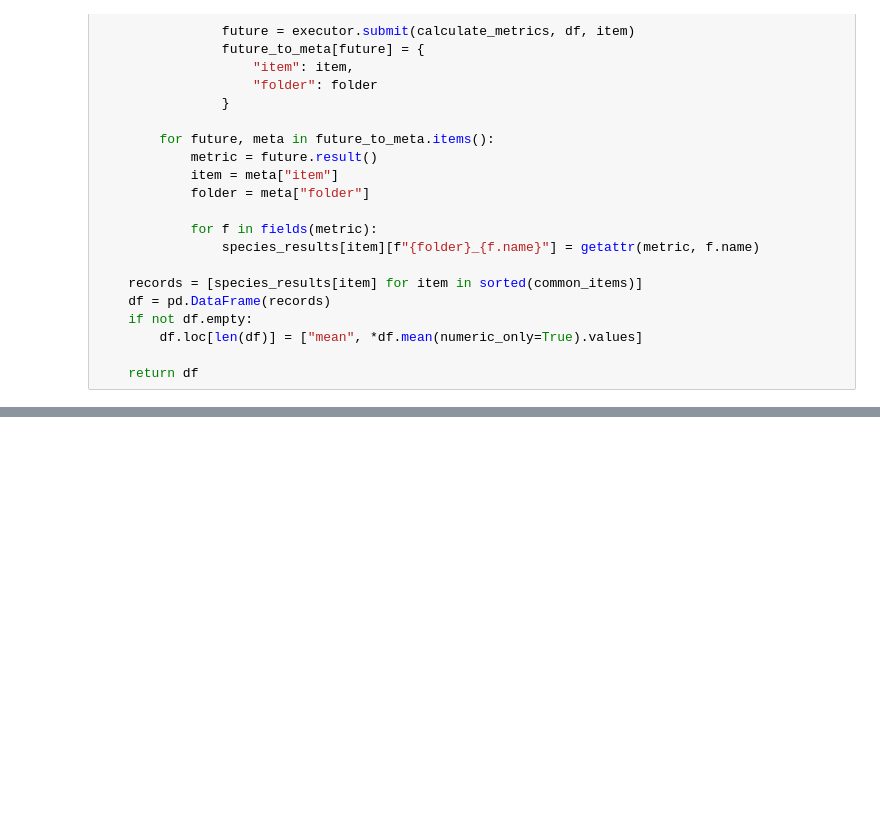
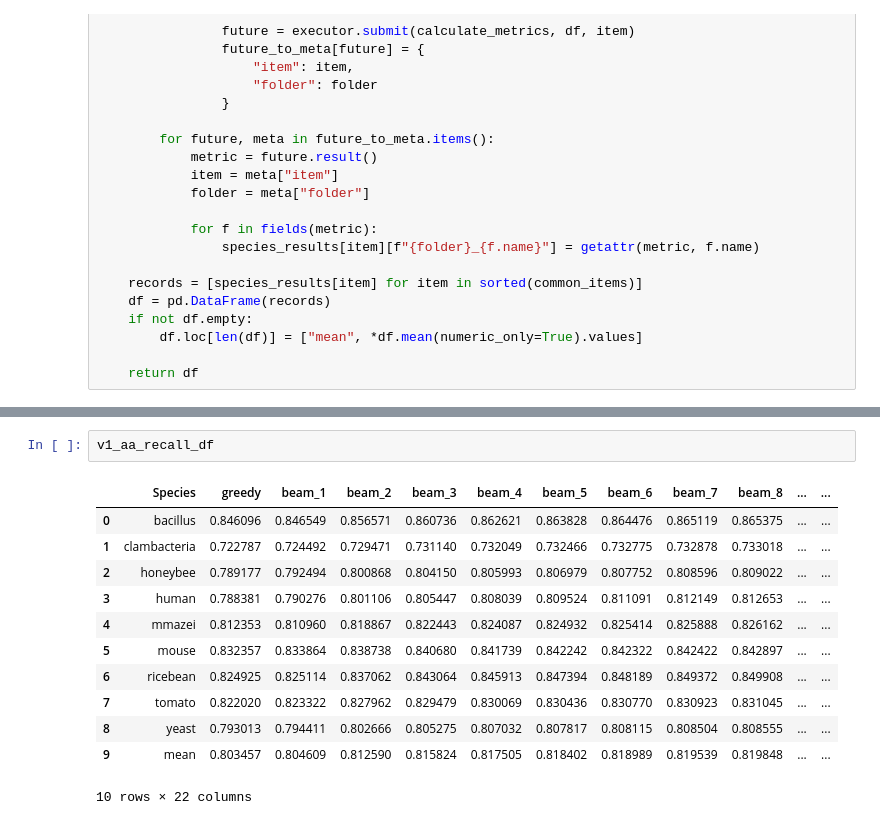
Before and after one commit to lastmme/RocNovo-Lightning, a Jupyter notebook: tutorials/06_metric_calculation.ipynb, the cells around one changed output, grey strips where cells are left out. Saved outputs shown, nothing was run; the diff lists cells and outputs as text; blank space fills up the shorter version.

```diff
--- a/tutorials/06_metric_calculation.ipynb
+++ b/tutorials/06_metric_calculation.ipynb
@@ -165,0 +357,15 @@ print(novobench_df)
+# %%
+v1_aa_recall_df
+# %% [output]
+|  | Species | greedy | beam_1 | beam_2 | beam_3 | beam_4 | beam_5 | beam_6 | beam_7 | beam_8 | ... | ... |
+| 0 | bacillus | 0.846096 | 0.846549 | 0.856571 | 0.860736 | 0.862621 | 0.863828 | 0.864476 | 0.865119 | 0.865375 | ... | ... |
+| 1 | clambacteria | 0.722787 | 0.724492 | 0.729471 | 0.731140 | 0.732049 | 0.732466 | 0.732775 | 0.732878 | 0.733018 | ... | ... |
+| 2 | honeybee | 0.789177 | 0.792494 | 0.800868 | 0.804150 | 0.805993 | 0.806979 | 0.807752 | 0.808596 | 0.809022 | ... | ... |
+| 3 | human | 0.788381 | 0.790276 | 0.801106 | 0.805447 | 0.808039 | 0.809524 | 0.811091 | 0.812149 | 0.812653 | ... | ... |
+| 4 | mmazei | 0.812353 | 0.810960 | 0.818867 | 0.822443 | 0.824087 | 0.824932 | 0.825414 | 0.825888 | 0.826162 | ... | ... |
+| 5 | mouse | 0.832357 | 0.833864 | 0.838738 | 0.840680 | 0.841739 | 0.842242 | 0.842322 | 0.842422 | 0.842897 | ... | ... |
+| 6 | ricebean | 0.824925 | 0.825114 | 0.837062 | 0.843064 | 0.845913 | 0.847394 | 0.848189 | 0.849372 | 0.849908 | ... | ... |
+| 7 | tomato | 0.822020 | 0.823322 | 0.827962 | 0.829479 | 0.830069 | 0.830436 | 0.830770 | 0.830923 | 0.831045 | ... | ... |
+| 8 | yeast | 0.793013 | 0.794411 | 0.802666 | 0.805275 | 0.807032 | 0.807817 | 0.808115 | 0.808504 | 0.808555 | ... | ... |
+| 9 | mean | 0.803457 | 0.804609 | 0.812590 | 0.815824 | 0.817505 | 0.818402 | 0.818989 | 0.819539 | 0.819848 | ... | ... |
+10 rows × 22 columns
```
Also changed, not shown: parts of 19 cells of this notebook.
